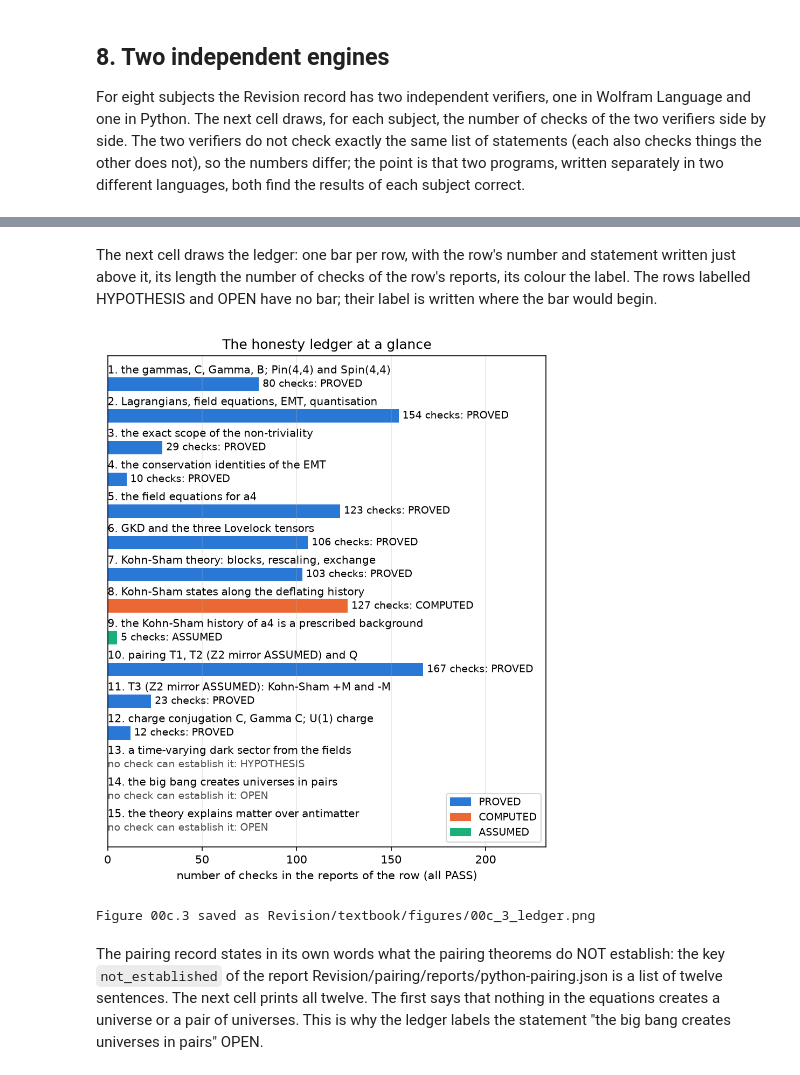
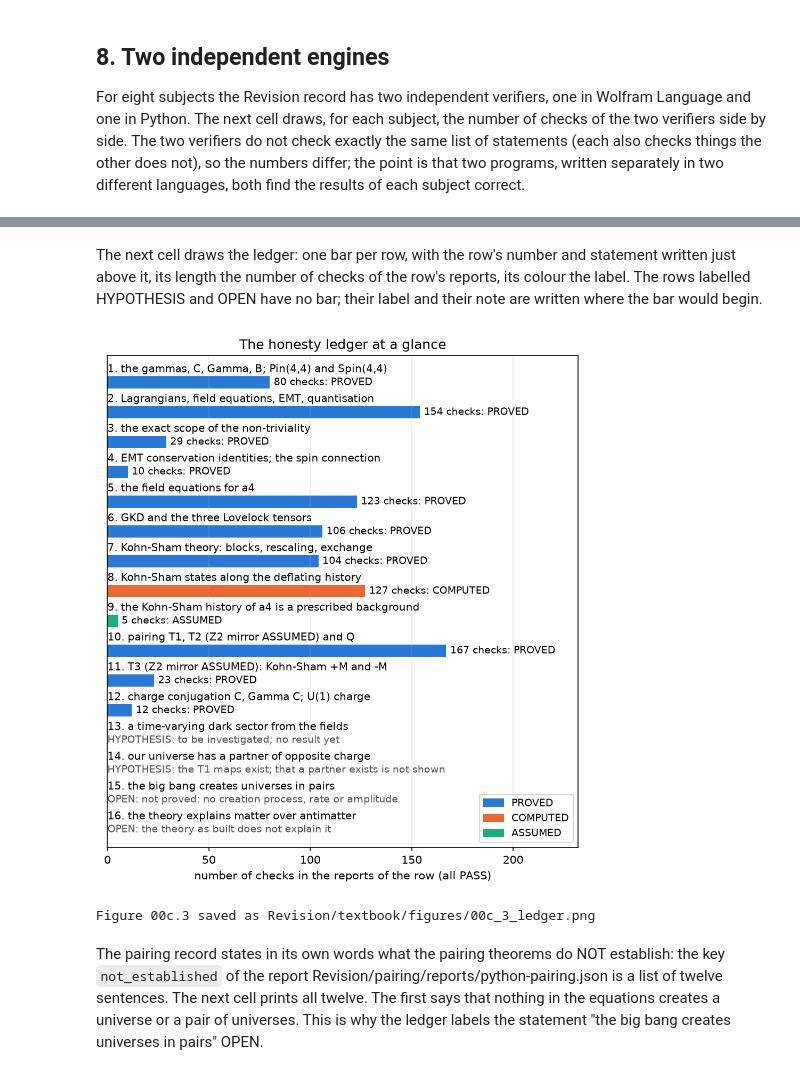
Before and after one commit to once-ere/Dirac_claude, a Jupyter notebook: Revision/textbook/notebooks/00c_honesty_ledger.ipynb, the cells around one changed output, grey strips where cells are left out. Saved outputs shown, nothing was run; the diff lists cells and outputs as text; code cells hidden in the pictures.

```diff
--- a/Revision/textbook/notebooks/00c_honesty_ledger.ipynb
+++ b/Revision/textbook/notebooks/00c_honesty_ledger.ipynb
@@ -1252,44 +1323,46 @@ PASS the ledger: 10 PROVED, 1 COMPUTED, 1 ASSUMED, 1 HYPOTHESIS and 2 OPEN rows
 The next cell draws the ledger: one bar per row, with the row's number and
 statement written just above it, its length the number of checks of the row's
 reports, its colour the label. The rows labelled HYPOTHESIS and OPEN have no bar;
-their label is written where the bar would begin.
+their label and their note are written where the bar would begin.
 # %%
 LABEL_COLOURS = {"PROVED": "#2a78d6", "COMPUTED": "#eb6834", "ASSUMED": "#1baf7a"}
-fig, ax = plt.subplots(figsize=(7.0, 7.9))
+fig, ax = plt.subplots(figsize=(7.6, 8.0))
 rows = np.arange(len(LEDGER))[::-1]  # the first row of the ledger at the top
-for number, row, (statement, label, paths), total in zip(
+for number, row, (statement, label, note, paths), total in zip(
         range(1, len(LEDGER) + 1), rows, LEDGER, row_totals):
     # The statement is written just above its bar (va="bottom": the text starts
     # at the given height and extends upwards).
     ax.text(0, row + 0.26, f"{number}. {statement}", va="bottom", fontsize=9.5)
     if total > 0:
         ax.barh(row, total, height=0.42, color=LABEL_COLOURS[label])
         ax.text(total + 2, row, f"{total} checks: {label}", va="center",
                 fontsize=9)
-    else:
-        ax.text(0, row, f"no check can establish it: {label}", va="center",
-                fontsize=9, color="#52514e")
+    else:  # no report: the label and the note, in grey
+        ax.text(0, row, f"{label}: {note}", va="center", fontsize=9,
+                color="#52514e")
 ax.set_yticks([])  # the statements are written above the bars instead
 ax.set_xlim(0, 232)
 ax.set_ylim(-0.6, len(LEDGER) - 0.1)
 ax.grid(False, axis="y")
 ax.set_xlabel("number of checks in the reports of the row (all PASS)")
 ax.set_title("The honesty ledger at a glance")
 ax.legend(handles=[Patch(color=colour, label=label_name)
                    for label_name, colour in LABEL_COLOURS.items()],
           loc="lower right", fontsize=9)
 save_figure(fig, "ledger",
             r"The honesty ledger of the book at a glance: one row per main "
             r"statement (written above its bar), the length of its bar the number of "
             r"checks in the reports that verify it (horizontal axis, a count), the "
             r"colour its label: blue PROVED, orange COMPUTED, aqua ASSUMED. The "
             r"ASSUMED row has five checks, which show why the Kohn-Sham history of "
-            r"$a_4$ must be assumed. The last three rows, a hypothesis and two open "
-            r"questions (that the big bang creates universes in pairs, and that "
-            r"the theory explains the excess of matter over antimatter), have no "
-            r"bar: no check of the record establishes them.")
+            r"$a_4$ must be assumed. The last four rows have no bar, because no "
+            r"check of the record establishes them: two hypotheses (a time-varying "
+            r"dark sector, and a partner universe of opposite charge) and two open "
+            r"questions (that the big bang creates universes in pairs, which is not "
+            r"proved, and the excess of matter over antimatter, which the theory as "
+            r"built does not explain).")
 # %% [output]
-[figure, old version]
+[figure, new version]
 Figure 00c.3 saved as Revision/textbook/figures/00c_3_ledger.png
 # %% [markdown]
 The pairing record states in its own words what the pairing theorems do NOT
```
Also changed, not shown: parts of 13 cells of this notebook, 33 other files.
